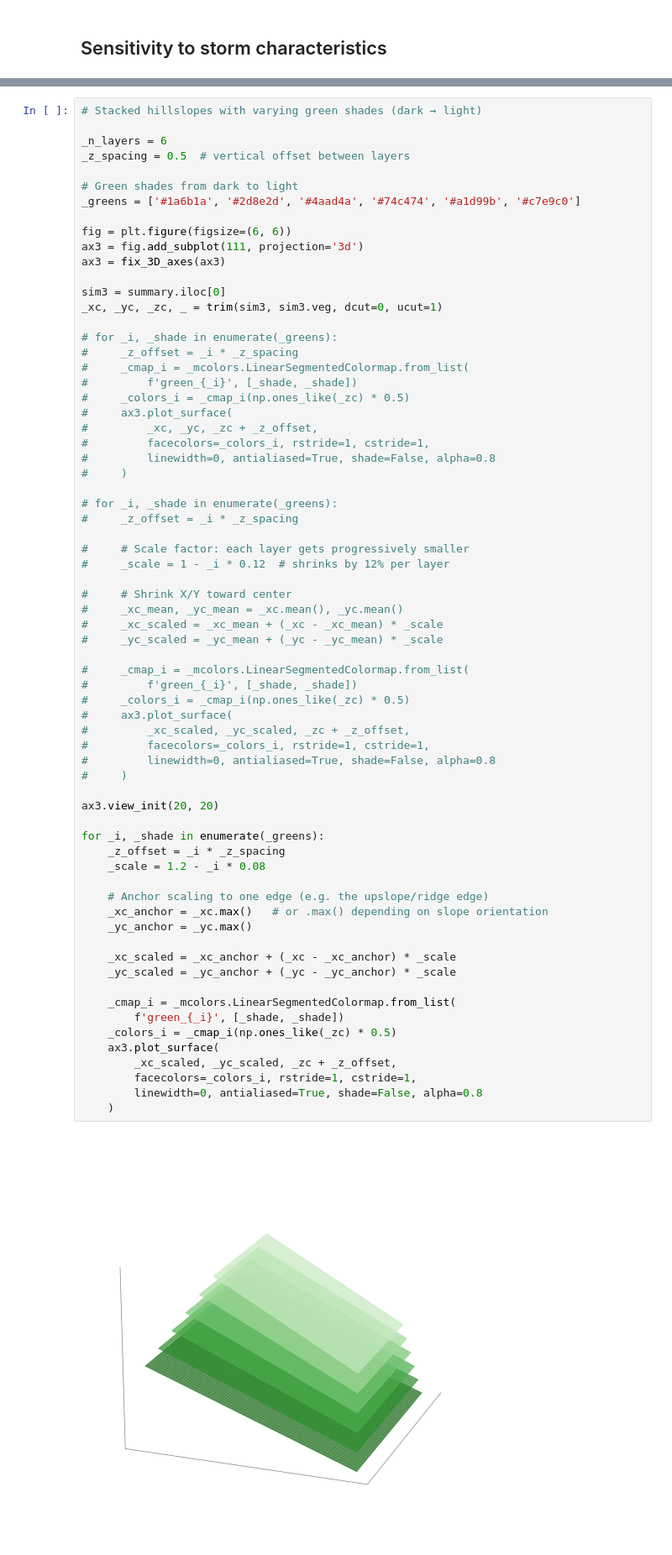
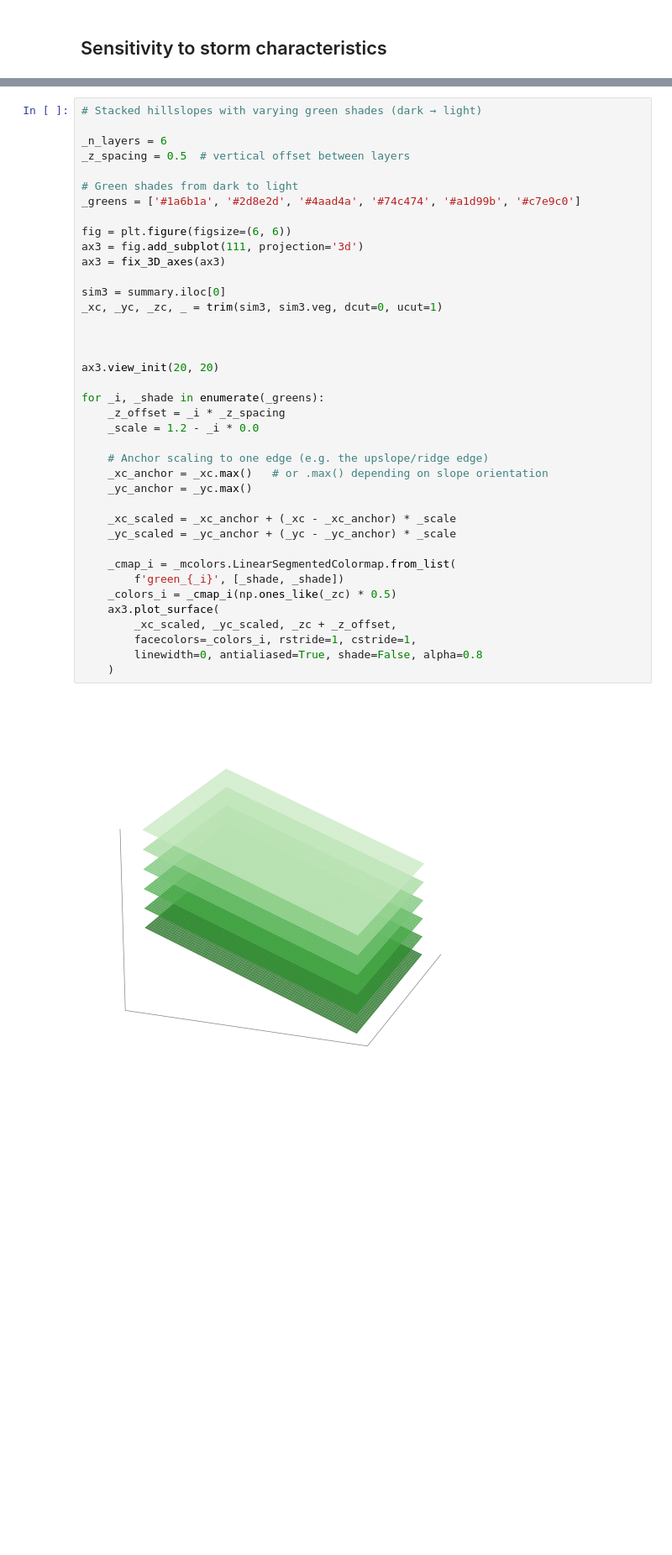
Before and after one commit to octavia-crompton/roughness-scale, a Jupyter notebook: notebooks/roughness_scale-pattern.ipynb, the cells around one changed output, grey strips where cells are left out. Shown at 84% size. Saved outputs shown, nothing was run; the diff lists cells and outputs as text; blank space fills up the shorter version.

```diff
--- a/notebooks/roughness_scale-pattern.ipynb
+++ b/notebooks/roughness_scale-pattern.ipynb
@@ -848,61 +881,32 @@ _greens = ['#1a6b1a', '#2d8e2d', '#4aad4a', '#74c474', '#a1d99b', '#c7e9c0']
 fig = plt.figure(figsize=(6, 6))
 ax3 = fig.add_subplot(111, projection='3d')
 ax3 = fix_3D_axes(ax3)
 
 sim3 = summary.iloc[0]
 _xc, _yc, _zc, _ = trim(sim3, sim3.veg, dcut=0, ucut=1)
 
-# for _i, _shade in enumerate(_greens):
-#     _z_offset = _i * _z_spacing
-#     _cmap_i = _mcolors.LinearSegmentedColormap.from_list(
-#         f'green_{_i}', [_shade, _shade])
-#     _colors_i = _cmap_i(np.ones_like(_zc) * 0.5)
-#     ax3.plot_surface(
-#         _xc, _yc, _zc + _z_offset,
-#         facecolors=_colors_i, rstride=1, cstride=1,
-#         linewidth=0, antialiased=True, shade=False, alpha=0.8
-#     )
 
-# for _i, _shade in enumerate(_greens):
-#     _z_offset = _i * _z_spacing
-
-#     # Scale factor: each layer gets progressively smaller
-#     _scale = 1 - _i * 0.12  # shrinks by 12% per layer
-
-#     # Shrink X/Y toward center
-#     _xc_mean, _yc_mean = _xc.mean(), _yc.mean()
-#     _xc_scaled = _xc_mean + (_xc - _xc_mean) * _scale
-#     _yc_scaled = _yc_mean + (_yc - _yc_mean) * _scale
-
-#     _cmap_i = _mcolors.LinearSegmentedColormap.from_list(
-#         f'green_{_i}', [_shade, _shade])
-#     _colors_i = _cmap_i(np.ones_like(_zc) * 0.5)
-#     ax3.plot_surface(
-#         _xc_scaled, _yc_scaled, _zc + _z_offset,
-#         facecolors=_colors_i, rstride=1, cstride=1,
-#         linewidth=0, antialiased=True, shade=False, alpha=0.8
-#     )
 
 ax3.view_init(20, 20)
 
 for _i, _shade in enumerate(_greens):
     _z_offset = _i * _z_spacing
-    _scale = 1.2 - _i * 0.08
+    _scale = 1.2 - _i * 0.0
 
     # Anchor scaling to one edge (e.g. the upslope/ridge edge)
     _xc_anchor = _xc.max()   # or .max() depending on slope orientation
     _yc_anchor = _yc.max()
 
     _xc_scaled = _xc_anchor + (_xc - _xc_anchor) * _scale
     _yc_scaled = _yc_anchor + (_yc - _yc_anchor) * _scale
 
     _cmap_i = _mcolors.LinearSegmentedColormap.from_list(
         f'green_{_i}', [_shade, _shade])
     _colors_i = _cmap_i(np.ones_like(_zc) * 0.5)
     ax3.plot_surface(
         _xc_scaled, _yc_scaled, _zc + _z_offset,
         facecolors=_colors_i, rstride=1, cstride=1,
         linewidth=0, antialiased=True, shade=False, alpha=0.8
     )
 # %% [output]
-[figure, old version]
+[figure, new version]
```
Also changed, not shown: parts of 11 cells of this notebook, 13 other files.
